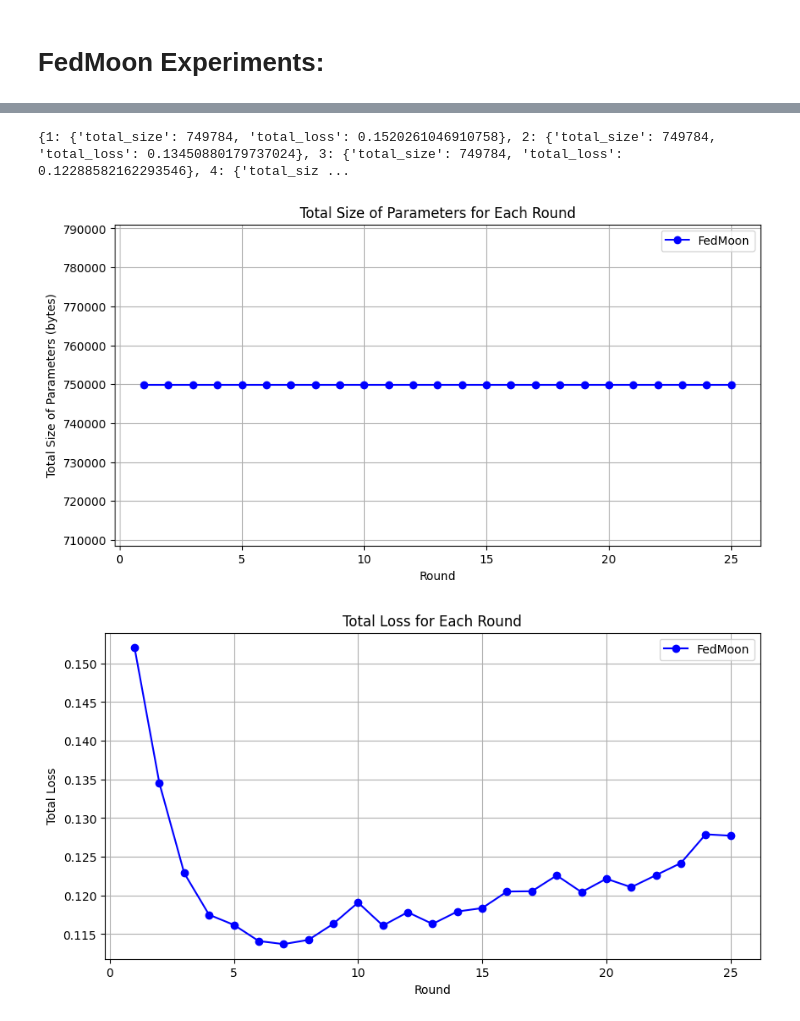
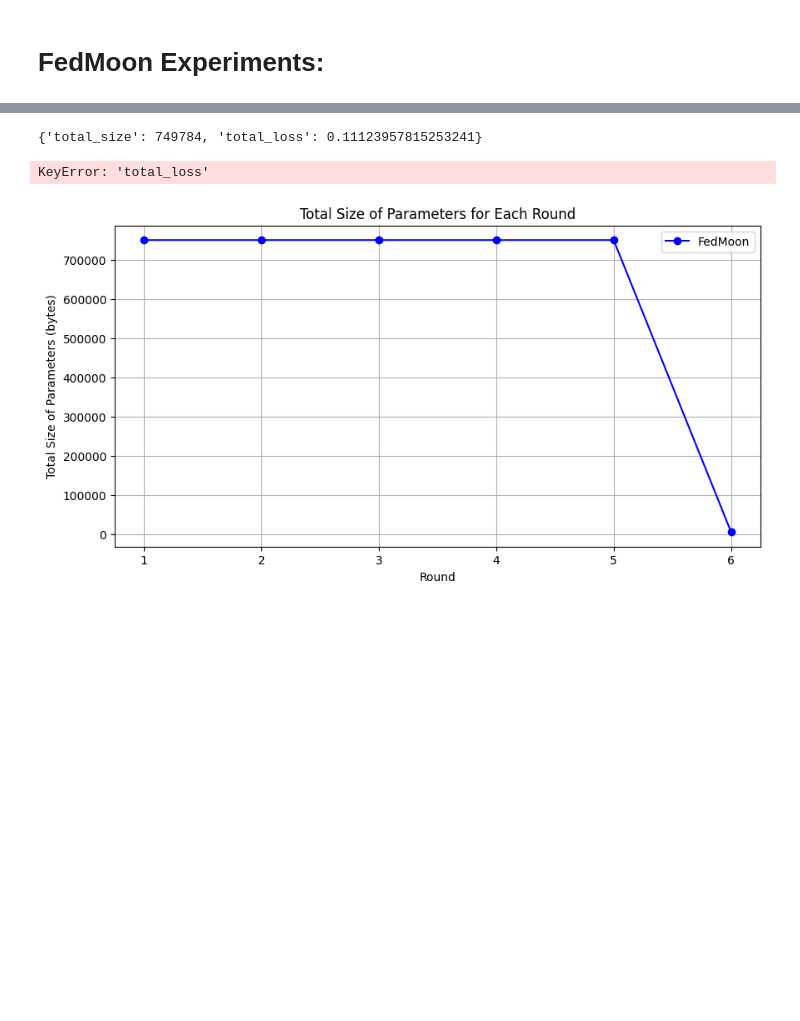
Before and after one commit to ViragSimon/L361_Project, a Jupyter notebook: experiments/inintial_fedpart_experiments.ipynb, the cells around one changed output, grey strips where cells are left out. Saved outputs shown, nothing was run; the diff lists cells and outputs as text; code cells hidden in the pictures; blank space fills up the shorter version.

```diff
--- a/experiments/inintial_fedpart_experiments.ipynb
+++ b/experiments/inintial_fedpart_experiments.ipynb
@@ -1666,11 +1904,8 @@ INFO :      configure_evaluate: strategy sampled 3 clients (out of 3)
-# %%
-print(fed_avg_result)
-# %% [output]
-{1: {'total_size': 749784, 'total_loss': 0.1520261046910758}, 2: {'total_size': 749784, 'total_loss': 0.13450880179737024}, 3: {'total_size': 749784, 'total_loss': 0.12288582162293546}, 4: {'total_siz ...
+# %%
+print(fed_moon_result[20])
+# %% [output]
+{'total_size': 749784, 'total_loss': 0.11123957815253241}
 # %%
-fed_moon_result = fed_avg_result
-fed_moon_model_results = fed_avg_model_results
-
 fed_moon_rounds = list(fed_moon_result.keys())
 fed_moon_sizes = [fed_moon_result[round]["total_size"] for round in fed_moon_rounds]
 
@@ -1686,32 +1921,32 @@ fed_moon_losses = [fed_moon_result[round]["total_loss"] for round in fed_moon_ro
 
 plt.figure(figsize=(10, 5))
 plt.plot(fed_moon_rounds, fed_moon_losses, marker='o', linestyle='-', color='b', label='FedMoon')
 plt.xlabel('Round')
 plt.ylabel('Total Loss')
 plt.title('Total Loss for Each Round')
 plt.legend()
 plt.grid(True)
 
 fed_moon_model_rounds = list(fed_moon_model_results.keys())
 fed_moon_accuracies = [fed_moon_model_results[round]["global_metrics"]["accuracy"] for round in fed_moon_model_rounds]
 
 plt.figure(figsize=(10, 5))
 plt.plot(fed_moon_model_rounds, fed_moon_accuracies, marker='o', linestyle='-', color='b', label='FedMoon')
 plt.xlabel('Round')
 plt.ylabel('Accuracy')
 plt.title('Accuracy for Each Round')
 plt.legend()
 plt.grid(True)
 
 fed_moon_global_losses = [fed_moon_model_results[round]["global_loss"] for round in fed_moon_model_rounds]
 
 plt.figure(figsize=(10, 5))
 plt.plot(fed_moon_model_rounds, fed_moon_global_losses, marker='o', linestyle='-', color='b', label='FedMoon')
 plt.xlabel('Round')
 plt.ylabel('Loss')
 plt.title('Loss for Each Round')
 plt.legend()
 plt.grid(True)
 # %% [output]
+KeyError: 'total_loss'
-[figure, old version]
+[figure, new version]
-[figure, removed]
```
Also changed, not shown: parts of 6 cells of this notebook, 1 other file.
